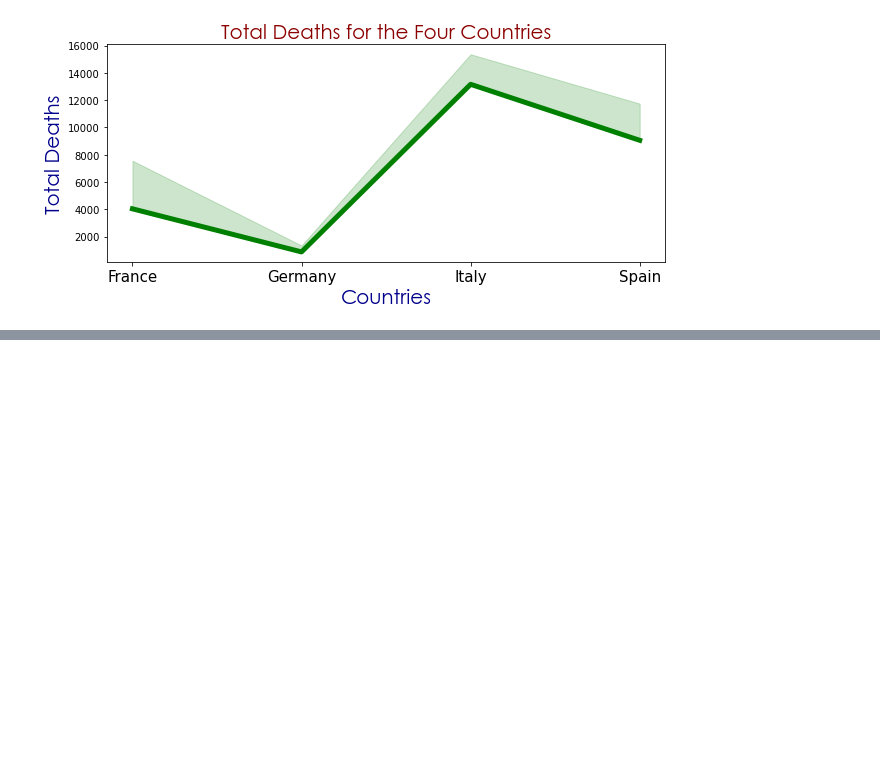
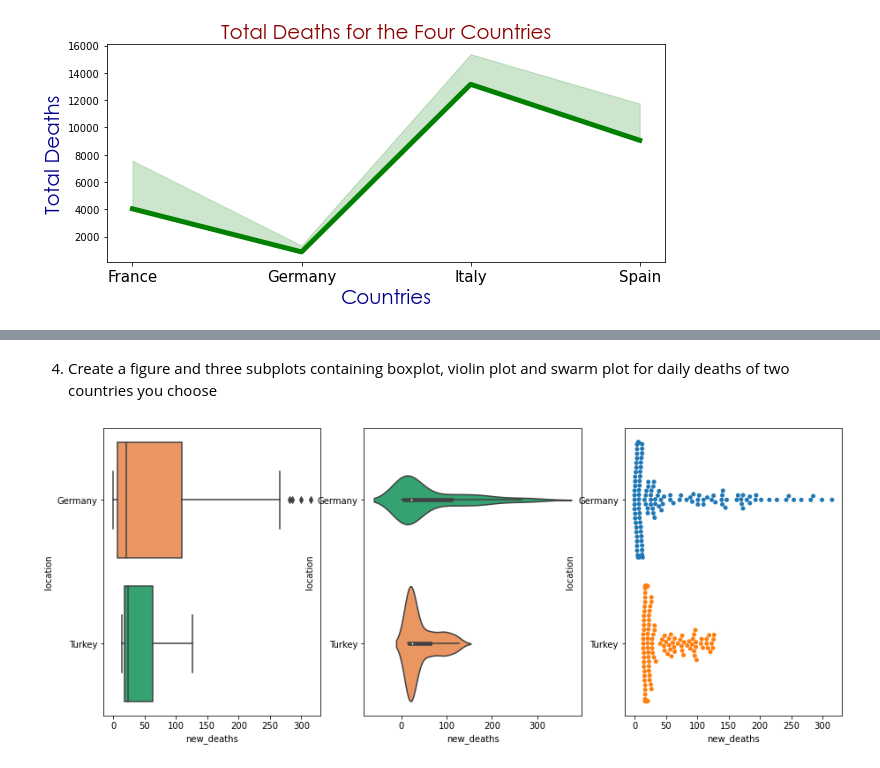
Before and after one commit to semradagyutan/DataScience_Wtech, a Jupyter notebook: Homework-4/04-06 Visulation with Seaborn.ipynb, the cells around one changed output, grey strips where cells are left out. Saved outputs shown, nothing was run; the diff lists cells and outputs as text; code cells hidden in the pictures; blank space fills up the shorter version.

```diff
--- a/Homework-4/04-06 Visulation with Seaborn.ipynb
+++ b/Homework-4/04-06 Visulation with Seaborn.ipynb
@@ -36,0 +67,22 @@ plt.show()
+# %% [markdown]
+4. Create a figure and three subplots containing boxplot, violin plot and swarm plot for daily deaths of two countries you choose
+# %%
+plt.figure(figsize=(15, 6))
+
+locations= pd.DataFrame({'location':[ 'Turkey', 'Germany']})
+
+two_countries=pd.merge(corona, locations, left_on= ['location'], right_on= ['location'],how="inner")
+merge
+
+plt.subplot(131)
+sns.boxplot(x="new_deaths", y="location",data=two_countries,palette = ['#FF914D', '#22B573'])
+
+plt.subplot(132)
+sns.violinplot(x = 'new_deaths',  y = 'location', data = two_countries, palette = ['#22B573', '#FF914D'])
+
+plt.subplot(133)
+sns.swarmplot(x="new_deaths", y="location", data=two_countries)
+
+plt.show()
+# %% [output]
+[figure, added]
```
Also changed, not shown: parts of 4 cells of this notebook.
